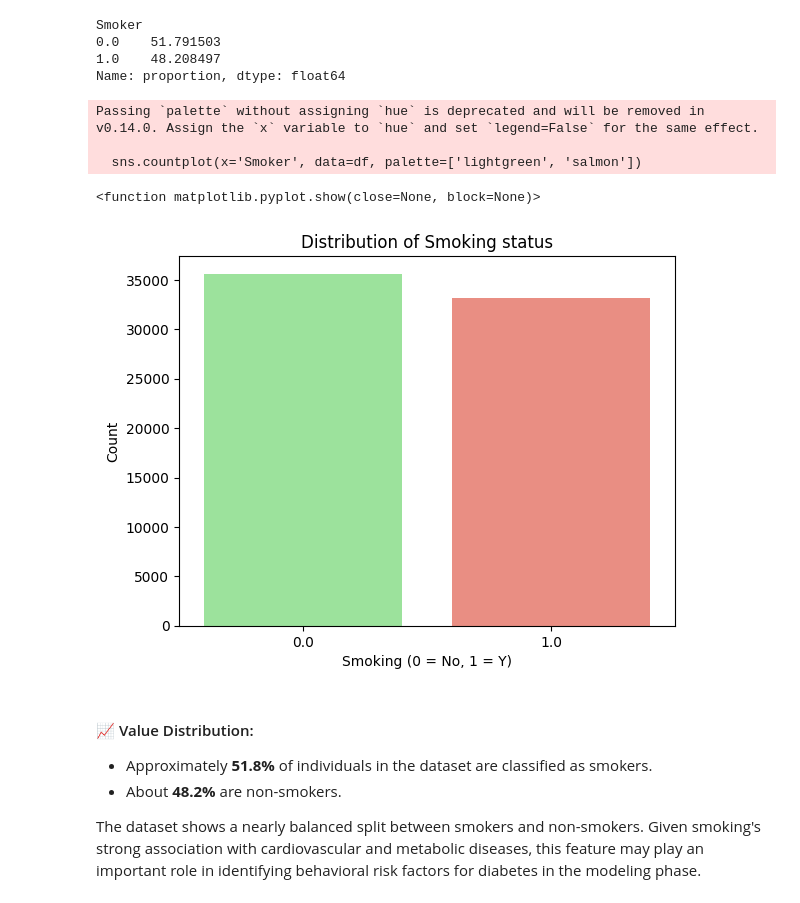
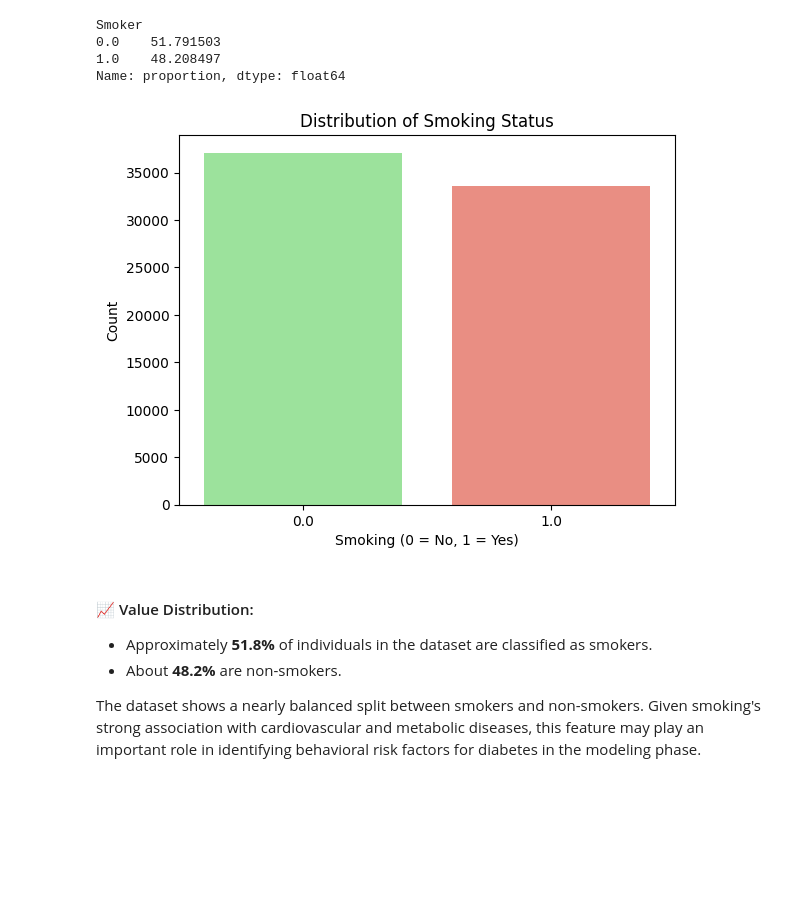
Before and after one commit to Pasindu099/CDC_Diabetes_Project, a Jupyter notebook: notebooks/01_eda_5050.ipynb, the cells around one changed output. Saved outputs shown, nothing was run; the diff lists cells and outputs as text; code cells hidden in the pictures; blank space fills up the shorter version.

```diff
--- a/notebooks/01_eda_5050.ipynb
+++ b/notebooks/01_eda_5050.ipynb
@@ -264,18 +261,14 @@ Smoker
 1.0    48.208497
 Name: proportion, dtype: float64
 # %%
-sns.countplot(x='Smoker', data=df, palette=['lightgreen', 'salmon'])
-plt.title('Distribution of Smoking status')
-plt.xlabel ('Smoking (0 = No, 1 = Y)')
+sns.countplot(x='Smoker', hue='Smoker', data=df, palette=['lightgreen', 'salmon'])
+plt.title('Distribution of Smoking Status')
+plt.xlabel('Smoking (0 = No, 1 = Yes)')
 plt.ylabel('Count')
-
-plt.show
+plt.legend([],[], frameon=False)  # Optional: hides duplicate legend
+plt.show()
 # %% [output]
-Passing `palette` without assigning `hue` is deprecated and will be removed in v0.14.0. Assign the `x` variable to `hue` and set `legend=False` for the same effect.
-
-  sns.countplot(x='Smoker', data=df, palette=['lightgreen', 'salmon'])
-<function matplotlib.pyplot.show(close=None, block=None)>
-[figure, old version]
+[figure, new version]
 # %% [markdown]
 #### 📈 Value Distribution:
 
```
Also changed, not shown: parts of 5 cells of this notebook.
